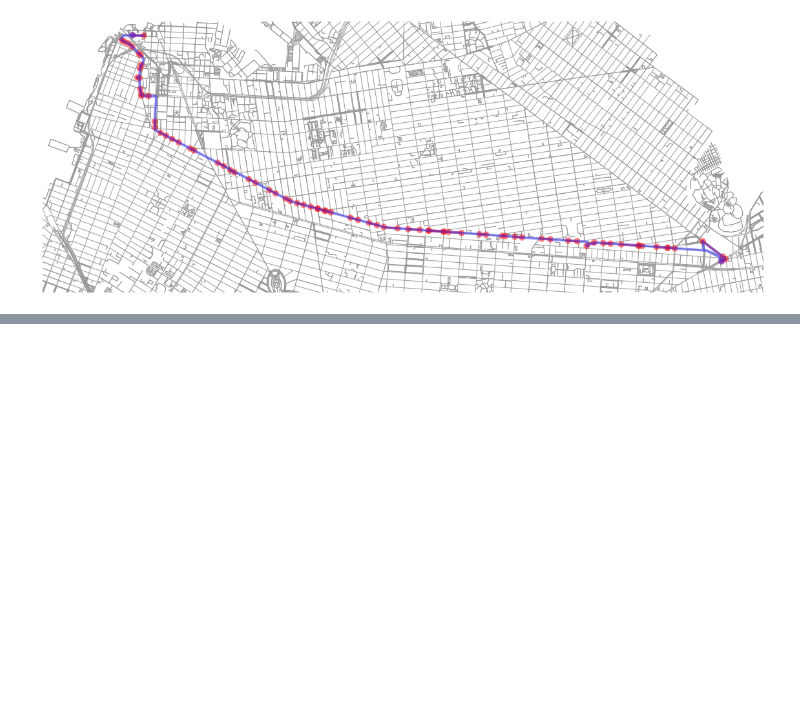
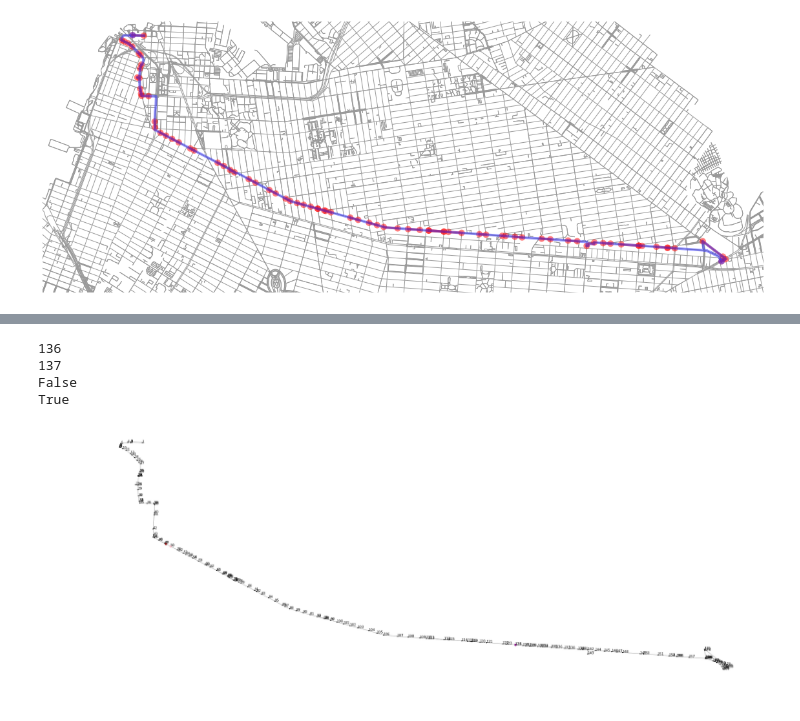
Before and after one commit to cpcarey/nyu-cusp-mlc-bus, a Jupyter notebook: notebooks/match_route_to_osmnx.ipynb, the cells around one changed output, grey strips where cells are left out. Cells and saved outputs as stored; diff of their text form; code cells hidden in the pictures; blank space fills up the shorter version.

```diff
--- a/notebooks/match_route_to_osmnx.ipynb
+++ b/notebooks/match_route_to_osmnx.ipynb
@@ -137,0 +129,2 @@ nn
+# %%
+ne = ox.nearest_edges(route_graph, route_gdf['stop_lon'], route_gdf['stop_lat'])
@@ -137,0 +221,11 @@ nn
+# %%
+route_snapped_points = []
+for i in range(0, len(ne)):
+    stop_row = route_gdf.iloc[i]
+    x, y = stop_row['stop_lon'], stop_row['stop_lat']
+
+    edge = ne[i]
+    node0 = route_graph.nodes[edge[0]]
+    node1 = route_graph.nodes[edge[1]]
+    snapped_point = snap_to_edge([x, y], [[node0['x'], node0['y']], [node1['x'], node1['y']]])
+    route_snapped_points.append(snapped_point)
@@ -137,0 +248,51 @@ nn
+# %%
+fig, ax = plt.subplots(figsize=(40, 40))
+ox.plot_graph(route_graph, ax=ax, bgcolor=None, node_size=10, node_color='black', bbox=(40.70501, 40.67289, -73.89407, -74.00660), show=False, close=False)
+#ox.plot_graph(route_graph, ax=ax, bgcolor=None, node_size=5, node_color='#000', bbox=(40.68501, 40.67289, -73.92407, -73.93660), show=False, close=False)
+#route_gdf.plot(ax=ax, color='darkblue', markersize=5, zorder=2)
+
+#stop = stops[30]
+#X = [p[0] for p in route_snapped_points[32:33]]
+#Y = [p[1] for p in route_snapped_points[32:33]]
+
+X = [route_graph.nodes[n]['x'] for n in route_nodes]
+Y = [route_graph.nodes[n]['y'] for n in route_nodes]
+#ax.scatter(X, Y, color='darkred',)
+
+for i in range(0, len(X)):
+    x = X[i]
+    y = Y[i]
+    ax.annotate(i, (x, y))
+
+#plt.show()
+
+
+
+#ox.plot_graph(route_graph, ax=ax, bgcolor=None, node_size=5, node_color='#000', bbox=(40.68501, 40.67289, -73.92407, -73.93660), show=False, close=False)
+##route_gdf.plot(ax=ax, color='darkblue', markersize=5, zorder=2)
+#
+stop = stops[30]
+#X = [stop.x]
+#Y = [stop.y]
+#
+pnx = stop.prev_node['x']
+pny = stop.prev_node['y']
+#
+#nnx = stop.next_node['x']
+#nny = stop.next_node['y']
+#
+ax.scatter([stop.x], [stop.y], color='darkred',)
+ax.scatter([pnx], [pny], color='pink',)
+ax.scatter([nnx], [nny], color='purple',)
+print(stop.prev_node_index)
+print(stop.next_node_index)
+print(route_graph.has_edge(stop.prev_node_id, stop.next_node_id))
+print(route_graph.has_edge(stop.next_node_id, stop.prev_node_id))
+#
+plt.show()
+# %% [output]
+136
+137
+False
+True
+[figure, added]
```
Also changed, not shown: parts of 29 cells of this notebook, 4 other files.
